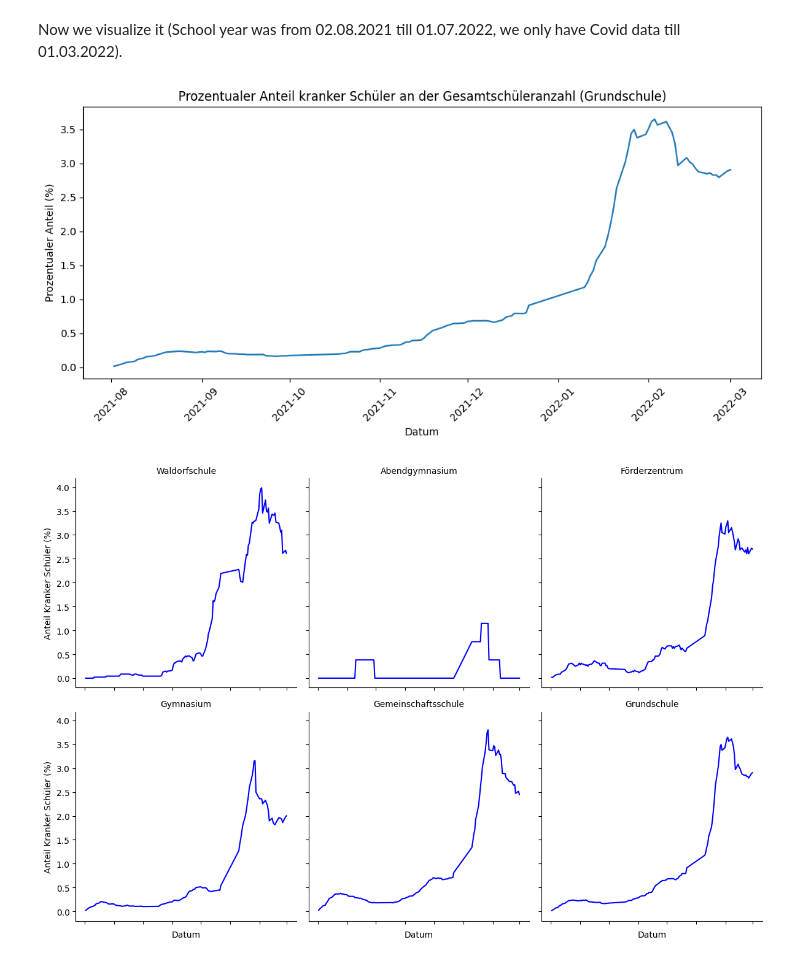
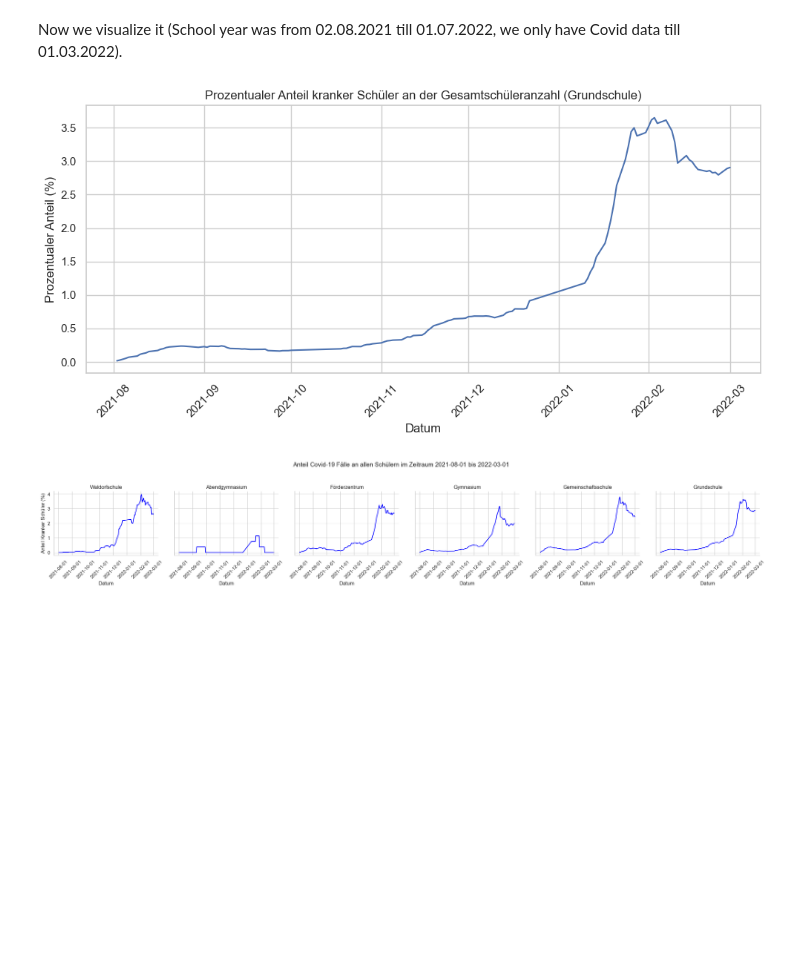
Before and after one commit to JanBaumgart/Jan_MADE, a Jupyter notebook: project/data_exploration.ipynb, the cells around one changed output. Cells and saved outputs as stored; diff of their text form; code cells hidden in the pictures; blank space fills up the shorter version.

```diff
--- a/project/data_exploration.ipynb
+++ b/project/data_exploration.ipynb
@@ -160,25 +230,25 @@ We combine the Number of Covid Cases with the total number of Pupil in School Ye
 So we get the proportion of students that are sick at that moment.
 # %%
 # Mergen der beiden DataFrames basierend auf der Schulart und dem Datum
-merged_df = pd.merge(df2, df3, left_index=True, right_on='Schulart')
+merged_df2_3 = pd.merge(df2, df3, left_index=True, right_on='Schulart')
 
 # Nach dem Zusammenführen wieder nach Datum sortieren
-merged_df.sort_values(by='Datum', inplace=True)
+merged_df2_3.sort_values(by='Datum', inplace=True)
 
 # Filtern nach dem gewünschten Zeitbereich (nur wenn 'Datum' der Index ist)
-merged_df = merged_df.loc['2021-08-02':'2022-07-01']
+merged_df2_3 = merged_df2_3.loc['2021-08-02':'2022-07-01']
 
 # Berechnung des prozentualen Anteils an Covid-Fällen
-merged_df['Positive Tests (%)'] = (merged_df['Anzahl'] / merged_df['Schueler_innen_Anzahl']) * 100
+merged_df2_3['Positive Tests (%)'] = (merged_df2_3['Anzahl'] / merged_df2_3['Schueler_innen_Anzahl']) * 100
 
 # Umbenennung der Spalten
-merged_df.rename(columns={'Schueler_innen_Anzahl': 'Schueleranzahl', 'Anzahl': 'Positive Tests'}, inplace=True)
+merged_df2_3.rename(columns={'Schueler_innen_Anzahl': 'Schueleranzahl', 'Anzahl': 'Positive Tests'}, inplace=True)
 
 # Anzahl aller aktuell kranken Schüler nach Schulart berechnen (Annahme einer Krankheitsdauer von 14 Tagen)
-merged_df['Kranke Schüler (%)'] = merged_df.groupby('Schulart')['Positive Tests (%)'].transform(lambda x: x.rolling(window=14, min_periods=1).sum())
+merged_df2_3['Kranke Schüler (%)'] = merged_df2_3.groupby('Schulart')['Positive Tests (%)'].transform(lambda x: x.rolling(window=14, min_periods=1).sum())
 
 # Anzeigen der ersten 10 Zeilen
-merged_df.head(10)
+merged_df2_3.head(10)
 # %% [output]
 |  | Schueleranzahl | Schulart | Positive Tests | Positive Tests (%) | Kranke Schüler (%) |
 | Datum |  |  |  |  |  |
@@ -196,11 +266,12 @@ merged_df.head(10)
  Now we visualize it (School year was from 02.08.2021 till 01.07.2022, we only have Covid data till 01.03.2022).
 # %%
 # Filtern nach 'Grundschule'
-grundschule_data = merged_df[merged_df['Schulart'] == 'Grundschule']
+grundschule_data = merged_df2_3[merged_df2_3['Schulart'] == 'Grundschule']
 
 # Erstellung des Zeitstrahls
 plt.figure(figsize=(10, 5))
 seab.lineplot(grundschule_data, x='Datum', y='Kranke Schüler (%)')
+seab.set(style='whitegrid')
 plt.title('Prozentualer Anteil kranker Schüler an der Gesamtschüleranzahl (Grundschule)')
 plt.xlabel('Datum')
 plt.ylabel('Prozentualer Anteil (%)')
@@ -208,16 +279,21 @@ plt.xticks(rotation=45)
 plt.tight_layout()
 plt.show()
 # %% [output]
-[figure, old version]
+[figure, new version]
 # %%
 # Erstellung des Zeitstrahls für jeden Schultypen
-plot = seab.FacetGrid(merged_df, col='Schulart', col_wrap=3, height=4)
+plot = seab.FacetGrid(merged_df2_3, col='Schulart', col_wrap=6, height=4)
+seab.set(style='whitegrid')
 plot.map_dataframe(seab.lineplot, x='Datum', y='Kranke Schüler (%)', color='blue')
 plot.set_axis_labels('Datum', 'Anteil Kranker Schüler (%)')
 plot.set_titles(col_template="{col_name}")
 plot.set_xticklabels(rotation=45)
 
+# Überschrift hinzufügen
+plt.suptitle('Anteil Covid-19 Fälle an allen Schülern im Zeitraum 2021-08-01 bis 2022-03-01', y=1.05)
+
+
 plt.tight_layout()
 plt.show()
 # %% [output]
-[figure, old version]
+[figure, new version]
```
Also changed, not shown: parts of 26 cells of this notebook, 1 other file.
